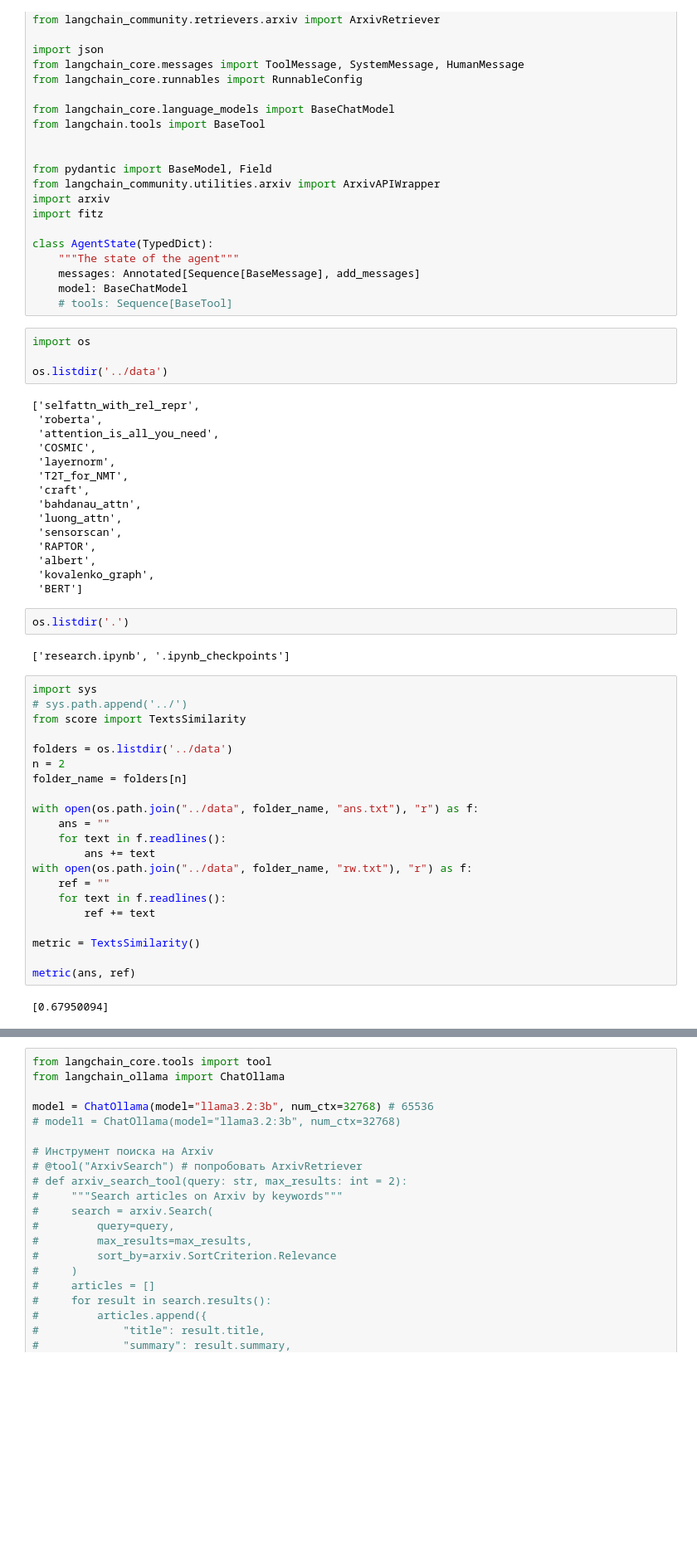
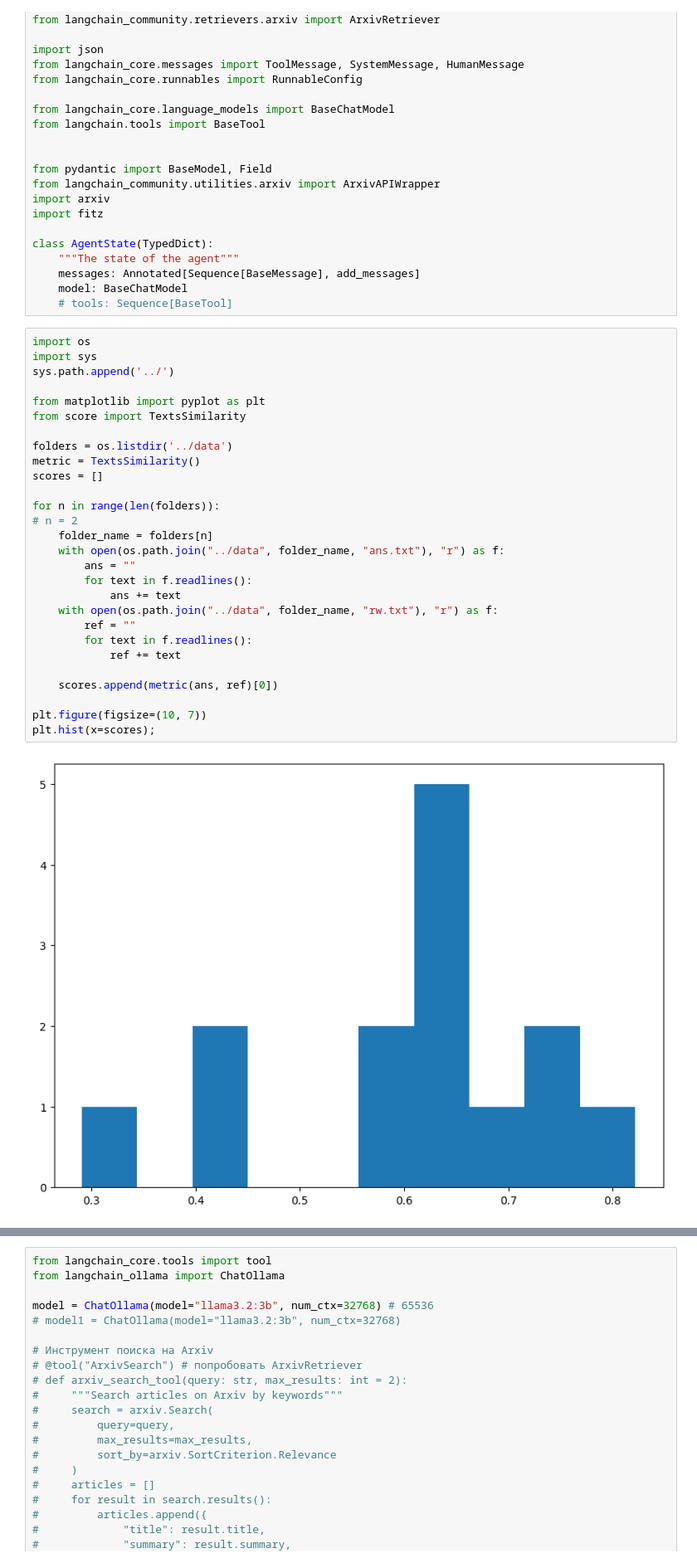
Before and after one commit to echanatwell/ArxivAgent, a Jupyter notebook: notebooks/research.ipynb, the cells around one changed output, grey strips where cells are left out. Shown: that part at 83% size. Drawn from its saved outputs; the diff is of its cells as text; blank space fills up the shorter version.

Commit message:
added histplot to research

```diff
--- a/notebooks/research.ipynb
+++ b/notebooks/research.ipynb
@@ -41,49 +41,33 @@ class AgentState(TypedDict):
     messages: Annotated[Sequence[BaseMessage], add_messages]
     model: BaseChatModel
     # tools: Sequence[BaseTool]
-# %%
-import os
-
-os.listdir('../data')
-# %% [output]
-['selfattn_with_rel_repr',
- 'roberta',
- 'attention_is_all_you_need',
- 'COSMIC',
- 'layernorm',
- 'T2T_for_NMT',
- 'craft',
- 'bahdanau_attn',
- 'luong_attn',
- 'sensorscan',
- 'RAPTOR',
- 'albert',
- 'kovalenko_graph',
- 'BERT']
-# %%
-os.listdir('.')
-# %% [output]
-['research.ipynb', '.ipynb_checkpoints']
 # %%
+import os
 import sys
-# sys.path.append('../')
+sys.path.append('../')
+
+from matplotlib import pyplot as plt
 from score import TextsSimilarity
 
 folders = os.listdir('../data')
-n = 2
-folder_name = folders[n]
+metric = TextsSimilarity()
+scores = []
 
-with open(os.path.join("../data", folder_name, "ans.txt"), "r") as f:
-    ans = ""
-    for text in f.readlines():
-        ans += text
-with open(os.path.join("../data", folder_name, "rw.txt"), "r") as f:
-    ref = ""
-    for text in f.readlines():
-        ref += text
+for n in range(len(folders)):
+# n = 2
+    folder_name = folders[n]
+    with open(os.path.join("../data", folder_name, "ans.txt"), "r") as f:
+        ans = ""
+        for text in f.readlines():
+            ans += text
+    with open(os.path.join("../data", folder_name, "rw.txt"), "r") as f:
+        ref = ""
+        for text in f.readlines():
+            ref += text
 
-metric = TextsSimilarity()
+    scores.append(metric(ans, ref)[0])
 
-metric(ans, ref)
+plt.figure(figsize=(10, 7))
+plt.hist(x=scores);
 # %% [output]
-[0.67950094]
+[figure, added]
```
Also changed, not shown: parts of 1 cell of this notebook.
